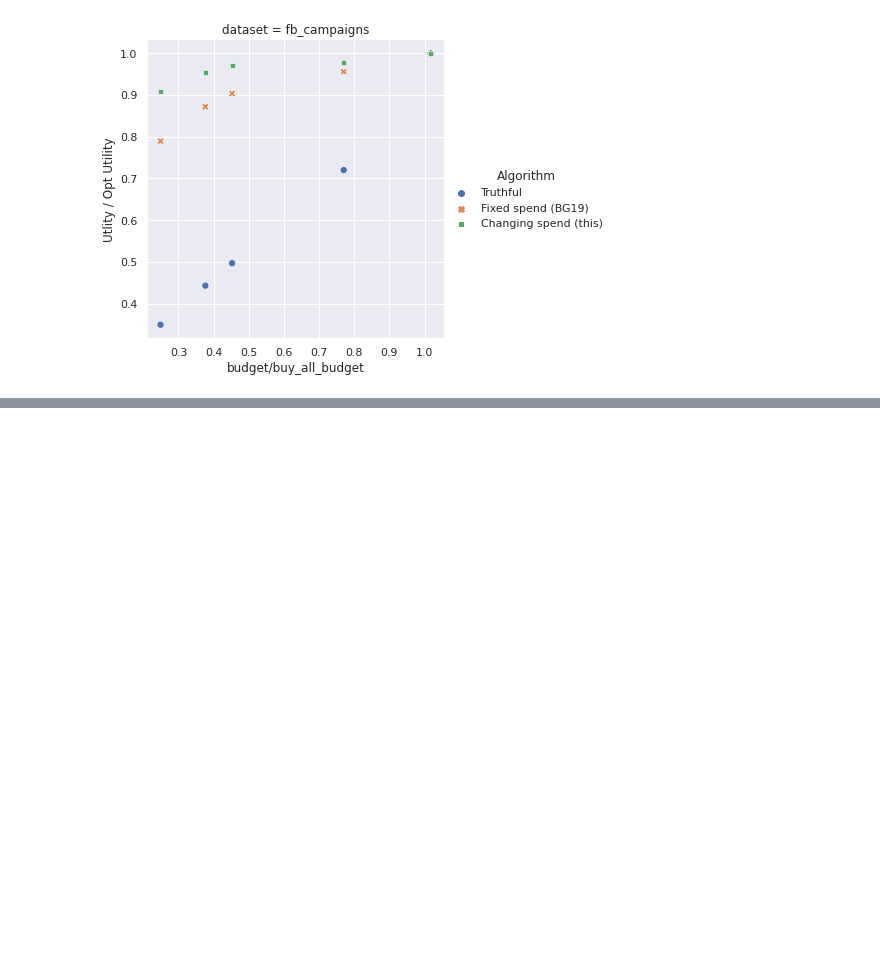
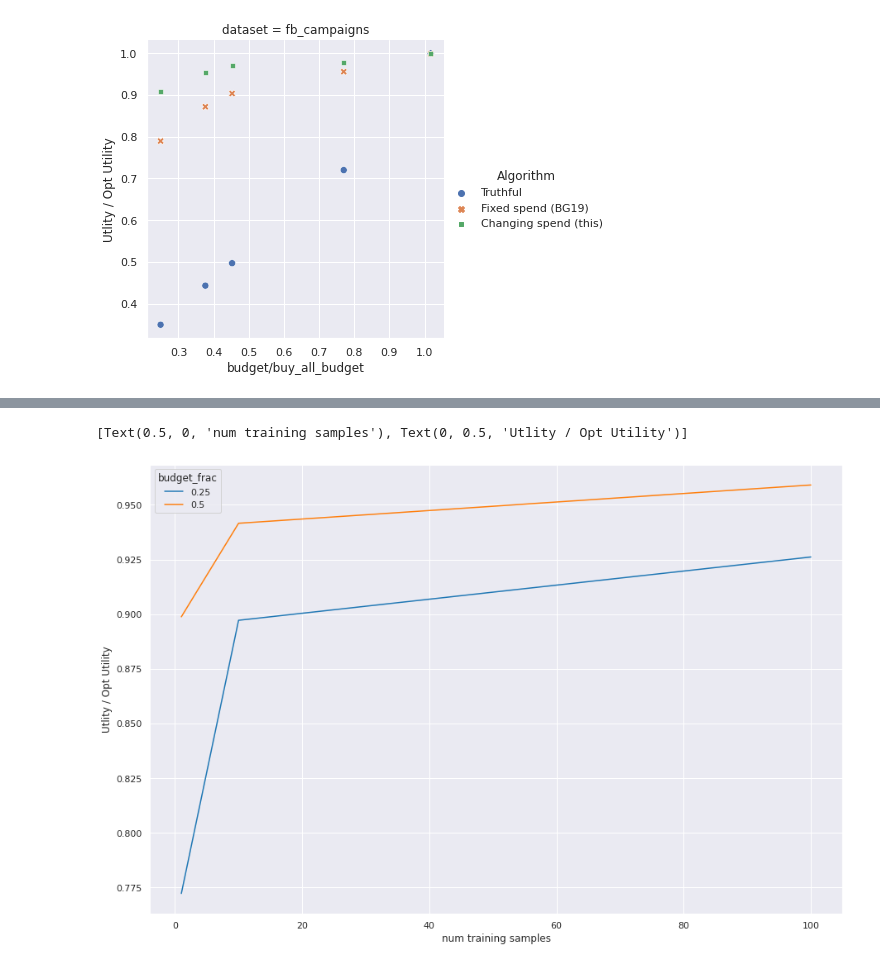
Before and after one commit to bhuvesh/adapdive_pacing, a Jupyter notebook: pacing_clean.ipynb, the cells around one changed output, grey strips where cells are left out. Saved outputs shown, nothing was run; the diff lists cells and outputs as text; code cells hidden in the pictures; blank space fills up the shorter version.

Commit message:
sample_size

```diff
--- a/pacing_clean.ipynb
+++ b/pacing_clean.ipynb
@@ -592,0 +600,22 @@ See the caveats in the documentation: https://pandas.pydata.org/pandas-docs/stab
+# %%
+training_sizes = [1,10,50,100,300]
+budget_fractions = [0.25, 0.5, 0.75, 1, 1.25]
+# %%
+for budget_frac in budget_fractions:
+    print("budget_frac = %f"%budget_frac)
+    for training_samples_per_episode in training_sizes:
+        print("num_samples = %f"%training_samples_per_episode)
+        fractional_utility = []
+        for exp_c in range(num_repeat):
+            data, training_data = data_oracle(num_episodes, T, training_samples_per_episode)
+            budget_total = data[data['value'] > data['competing_bid'] ]['competing_bid'].sum()
+            budget = budget_total*budget_frac
+            target_dist_spend = spend_rate_estimation_oracle(df_samples = training_data, budget = budget, num_episodes = num_episodes, T = T)
+            paced_df = {}
+            paced_df['hindsight'] = hindsight_strategy(data, budget = budget)
+            utility_h = paced_df['hindsight']['utility'].sum()
+            paced_df['dist'] = adaptive_pacing_bg(data.copy(), target_dist_spend, learning_rate)
+            utility_d = paced_df['dist']["utility"].sum()
+            fractional_utility = fractional_utility + [utility_d/utility_h]
+        row = {'fractional_ut' : np.mean(fractional_utility), 'budget_frac' : budget_frac, 'num_samples' : training_samples_per_episode}
+        df_samplesize_res[dataset] = df_samplesize_res[dataset].append(row,ignore_index=True)
@@ -592,0 +691,19 @@ See the caveats in the documentation: https://pandas.pydata.org/pandas-docs/stab
+# %%
+df_samplesize_res[dataset]['dataset'] = dataset
+# %%
+df_samplesize_res[dataset]['budget_frac']  = df_samplesize_res[dataset]['budget_frac'] .astype(str)
+# %%
+ax = sns.lineplot(
+    x ='num_samples',
+    y ='fractional_ut',
+    hue = 'budget_frac',
+    #style="budget_frac",
+    data = df_samplesize_res[dataset],
+    legend = True,
+    ci = None
+    )
+
+ax.set(xlabel='num training samples' , ylabel='Utlity / Opt Utility')
+# %% [output]
+[Text(0.5, 0, 'num training samples'), Text(0, 0.5, 'Utlity / Opt Utility')]
+[figure, added]
```
Also changed, not shown: parts of 4 cells of this notebook.
